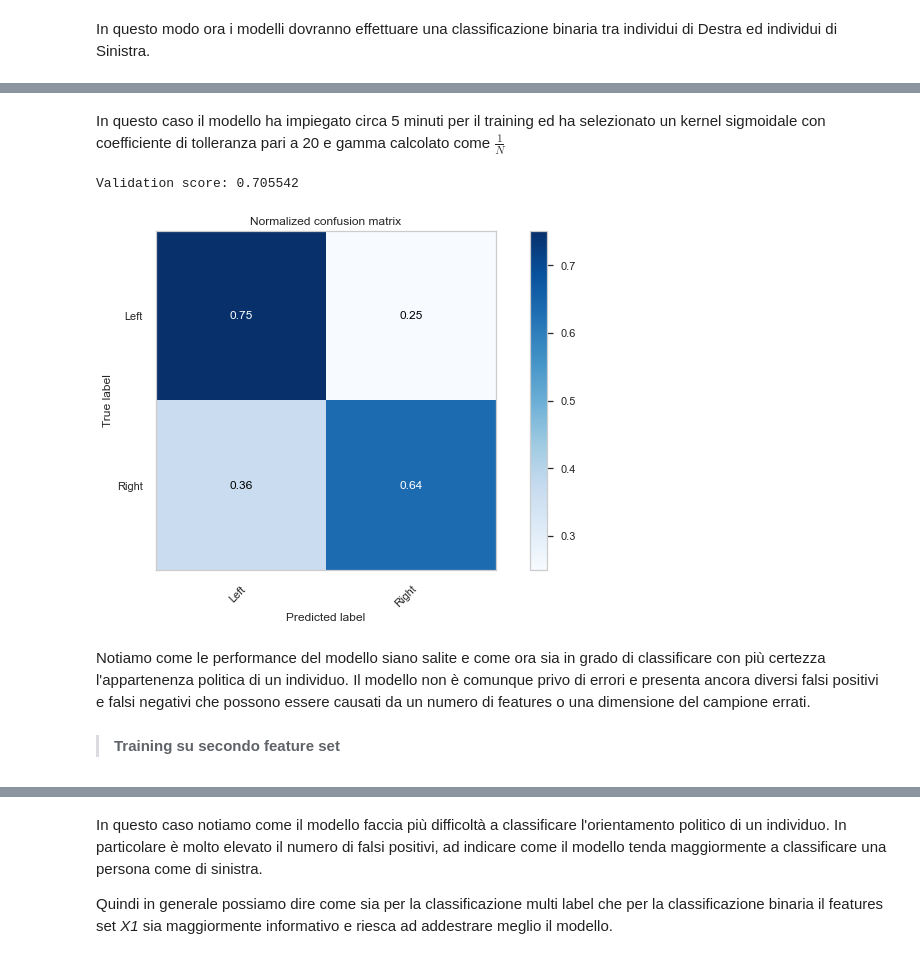
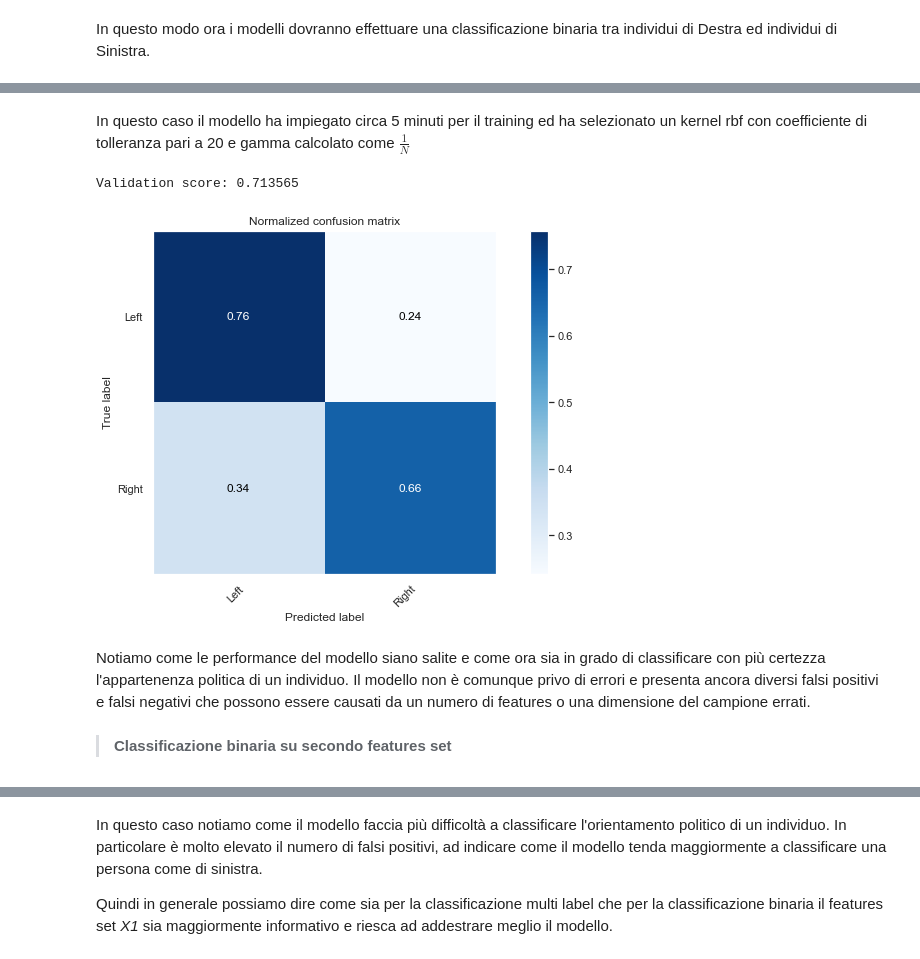
Before and after one commit to giordanoDaloisio/The-Trump-Effect, a Jupyter notebook: The Trump Effect.ipynb, the cells around one changed output, grey strips where cells are left out. Drawn from its saved outputs; the diff is of its cells as text; code cells hidden in the pictures.

```diff
--- a/The Trump Effect.ipynb
+++ b/The Trump Effect.ipynb
@@ -1795,9 +1738,9 @@ from yellowbrick.cluster import SilhouetteVisualizer
 > **Modello su primo features set**
 # %%
 %%time
+_, ax = plt.subplots(1,1,figsize=(10,7))
 model = KMeans(6)
-visualizer = SilhouetteVisualizer(model, colors='yellowbrick')
-visualizer.fit(X1)
+visualizer = silhouette_visualizer(model, X1, ax=ax, colors='yellowbrick')
 print("Silhouette score: %f" % visualizer.silhouette_score_)
 visualizer.show()
 plt.show()
@@ -1811,9 +1754,9 @@ Osserviamo come in questo caso il _Silhouette Score_ sia quasi prossimo allo zer
 > **Modello su secondo features set**
 # %%
 %%time
+_, ax = plt.subplots(1,1,figsize=(10,7))
 model = KMeans(6)
-visualizer = SilhouetteVisualizer(model)
-visualizer.fit(X2)
+visualizer = silhouette_visualizer(model, X2, ax=ax, colors='yellowbrick')
 print("Silhouette score: %f" % visualizer.silhouette_score_)
 visualizer.show()
 plt.show()
@@ -1959,10 +1902,11 @@ Questo fenomeno può essere causato da una disomogeneità dei campioni all'inter
 # %% [markdown]
 Per ovviare alla diversa distribuzione delle modalità della variabile target all'interno del dataset apportiamo una modifica alla $Y$ rendendola da multi label a binaria. In particolare classifichiamo gli individui di Centro sinistra ed Estrema sinistra come di Sinistra e gli individui di Centro ed Estrema destra come di Destra:
 # %%
-Y_bin = data['POLITICAL VIEW']
+Y_bin = data['POLITICAL VIEW'].copy()
 Y_bin[(Y_bin == 'Extreme right') | (Y_bin == 'Right') | (Y_bin == 'Center right')] = 'Right'
 Y_bin[(Y_bin == 'Extreme left') | (Y_bin == 'Left') | (Y_bin == 'Center left')] = 'Left'
-Y_bin = le.fit_transform(Y_bin)
+le_bin = LabelEncoder()
+Y_bin = le_bin.fit_transform(Y_bin)
 np.unique(Y_bin)
 # %% [output]
 array([0, 1])
@@ -1982,14 +1926,14 @@ Wall time: 5min 38s
 # %% [markdown]
-In questo caso il modello ha impiegato circa 5 minuti per il training ed ha selezionato un kernel sigmoidale con coefficiente di tolleranza pari a 20 e gamma calcolato come $\frac{1}{N}$
+In questo caso il modello ha impiegato circa 5 minuti per il training ed ha selezionato un kernel rbf con coefficiente di tolleranza pari a 20 e gamma calcolato come $\frac{1}{N}$
 # %%
-evaluate(model.best_estimator_, X1_test, Y_test, le.classes_)
+evaluate(model.best_estimator_, X1_test, Y_test, le_bin.classes_)
 # %% [output]
-Validation score: 0.705542
+Validation score: 0.713565
-[figure, old version]
+[figure, new version]
 # %% [markdown]
 Notiamo come le performance del modello siano salite e come ora sia in grado di classificare con più certezza l'appartenenza politica di un individuo. Il modello non è comunque privo di errori e presenta ancora diversi falsi positivi e falsi negativi che possono essere causati da un numero di features o una dimensione del campione errati.
 # %% [markdown]
-> **Training su secondo feature set**
+> **Classificazione binaria su secondo features set**
 # %%
 %%time
 X2_train, X2_test, Y_train, Y_test = train_test_split(X2, Y_bin, train_size = 0.4)
```
Also changed, not shown: parts of 76 cells of this notebook, 1 other file.
